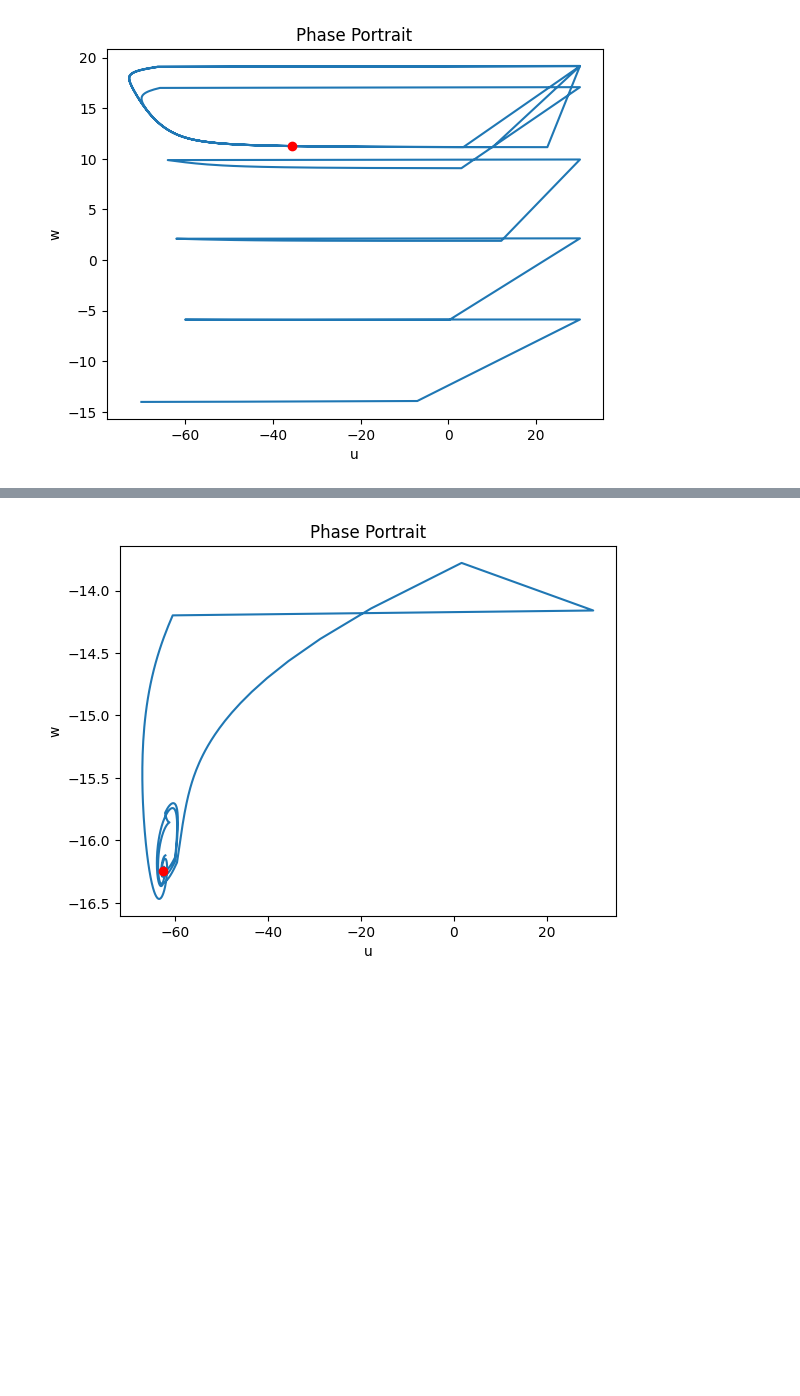
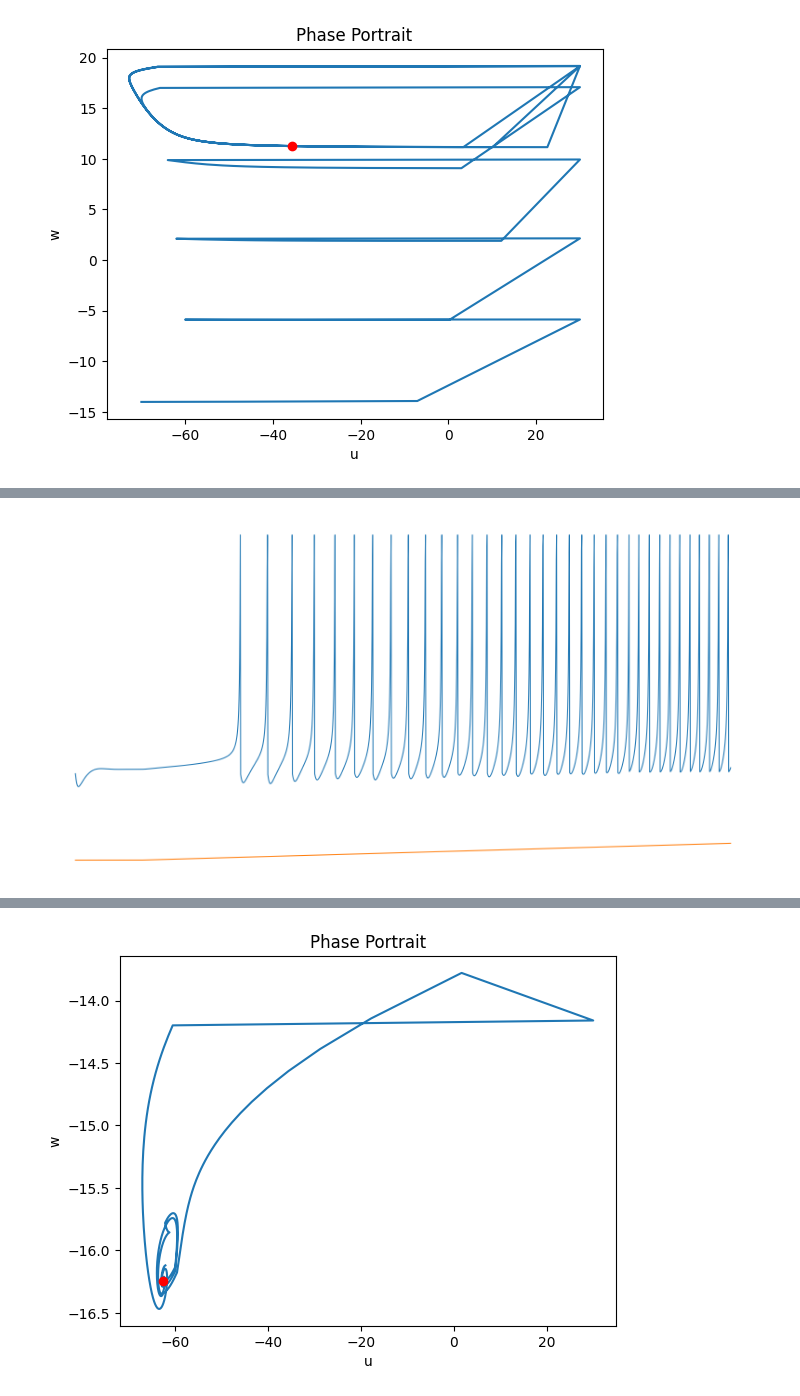
Before and after one commit to U-n-Own/UniversityNotes, a Jupyter notebook: Assignments/ComputationalNeuroscience/FirstAssignment/izhikevich_simulation.ipynb, the cells around one changed output, grey strips where cells are left out. Saved outputs shown, nothing was run; the diff lists cells and outputs as text; code cells hidden in the pictures; blank space fills up the shorter version.

```diff
--- a/Assignments/ComputationalNeuroscience/FirstAssignment/izhikevich_simulation.ipynb
+++ b/Assignments/ComputationalNeuroscience/FirstAssignment/izhikevich_simulation.ipynb
@@ -315,0 +354,29 @@ draw_phase_portrait((u, w), 'Phase Portrait')
+# %%
+# Current
+
+T = 500
+T1 = T//10
+#I = np.zeros(T)
+I = []
+current_input = 0.015
+
+#I = np.full(T, 20)
+
+# make current go from 0 slowly up by each step (0.25) in T multipling by current_input by t - T1 when t > T1
+
+for t in np.arange(T, step=0.25):
+    if t < T1:
+        I.append(-0.5)
+    else:
+        I.append(-0.5+(current_input * (t-T1)))
+# %%
+class_2_excitability = IzhikevichModel(a = 0.2, b = 0.26, c = -65, d = 0, u = -64, w = 0.26*-64, I=I)
+
+# Simulate the model
+class_2_excitability.simulate(T=T, I=I)
+
+t, u, w, spikes = class_2_excitability.simulate(T=T, I=I)
+
+draw_spiking_behaviour(t, u, I, spikes, T1)
+# %% [output]
+[figure, added]
```
Also changed, not shown: parts of 33 cells of this notebook, 3 other files.
